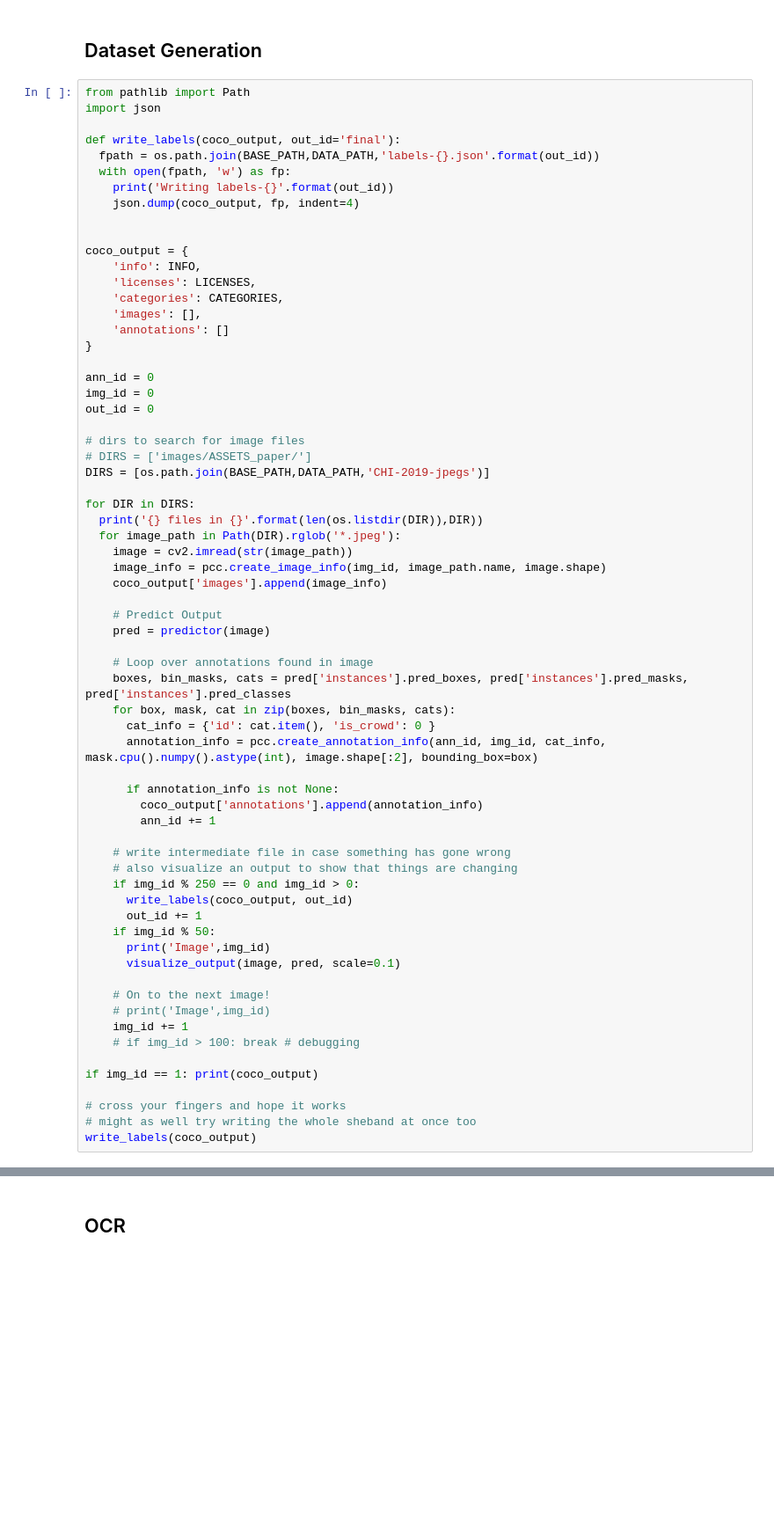
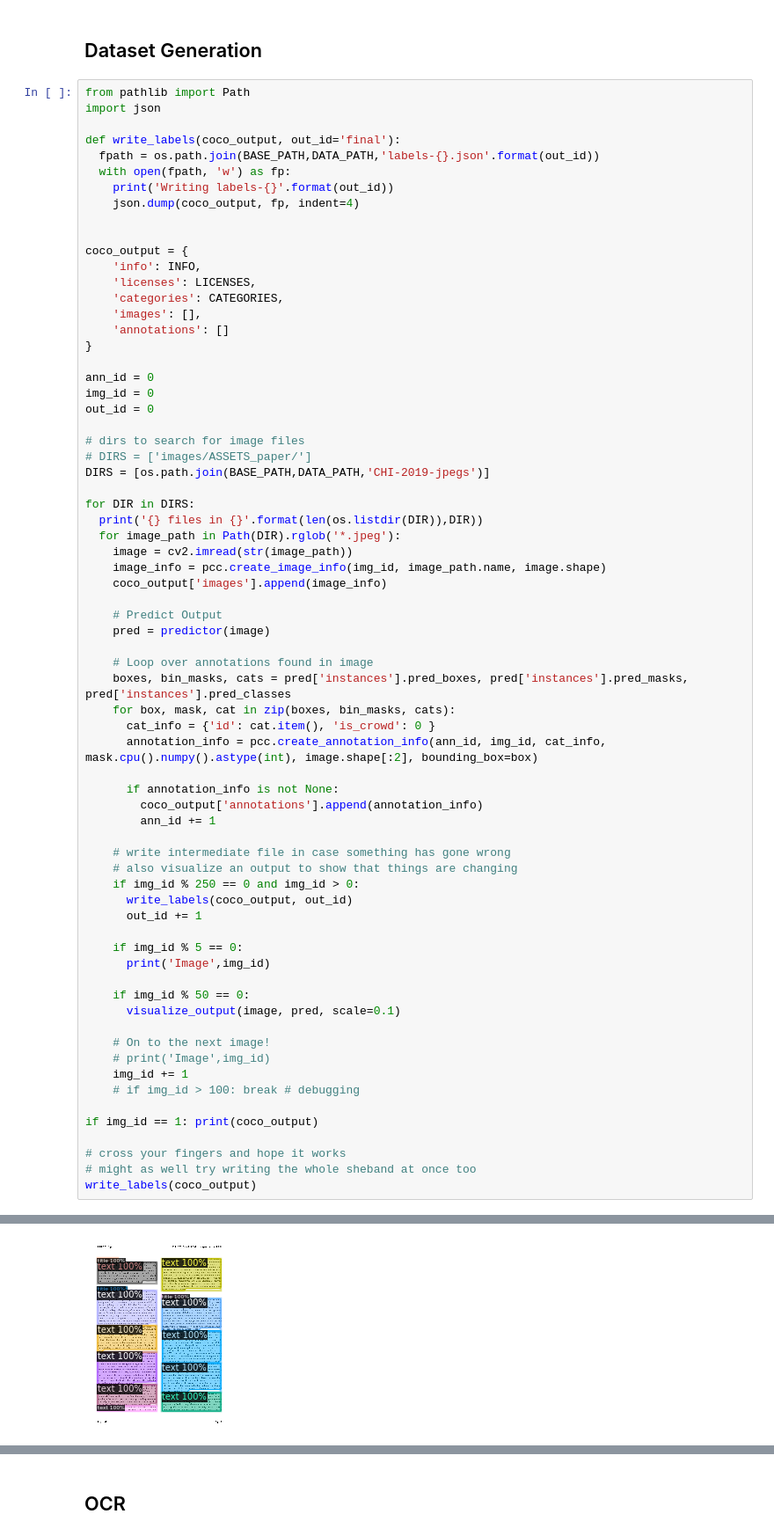
Before and after one commit to graphitical/HeadsUP, a Jupyter notebook: main.ipynb, the cells around one changed output, grey strips where cells are left out. Shown: that part at 88% size. Saved outputs shown, nothing was run; the diff lists cells and outputs as text; blank space fills up the shorter version.

```diff
--- a/main.ipynb
+++ b/main.ipynb
@@ -331,8 +331,11 @@ for DIR in DIRS:
     if img_id % 250 == 0 and img_id > 0:
       write_labels(coco_output, out_id)
       out_id += 1
-    if img_id % 50:
+
+    if img_id % 5 == 0:
       print('Image',img_id)
+
+    if img_id % 50 == 0:
       visualize_output(image, pred, scale=0.1)
 
     # On to the next image!
@@ -349,0 +354 @@ write_labels(coco_output)
+[figure, added]
```
Also changed, not shown: parts of 1 cell of this notebook.
